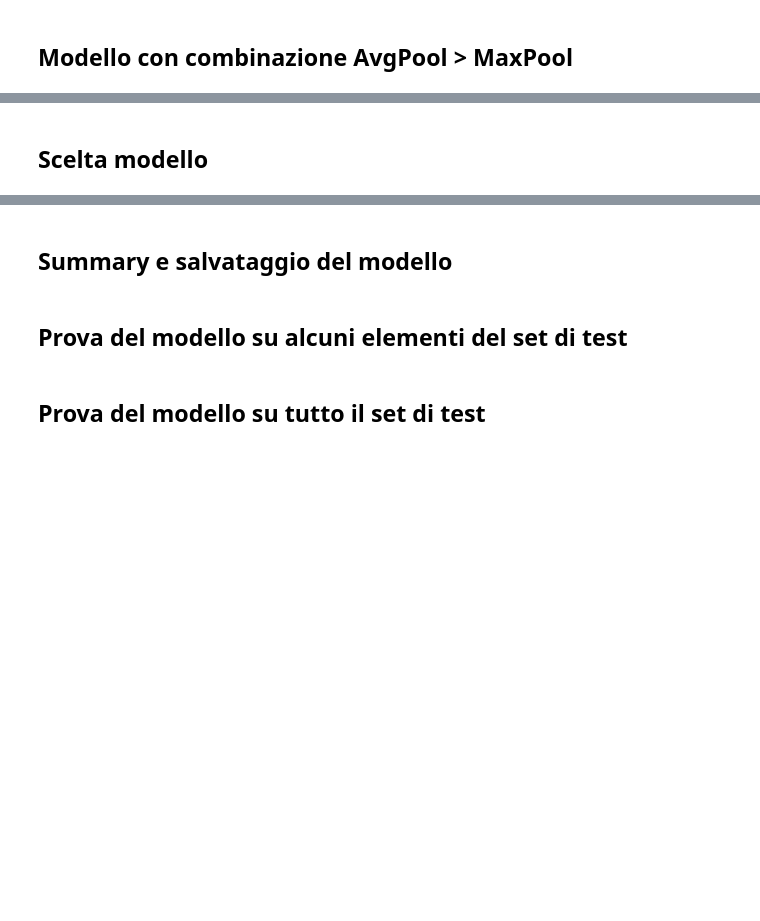
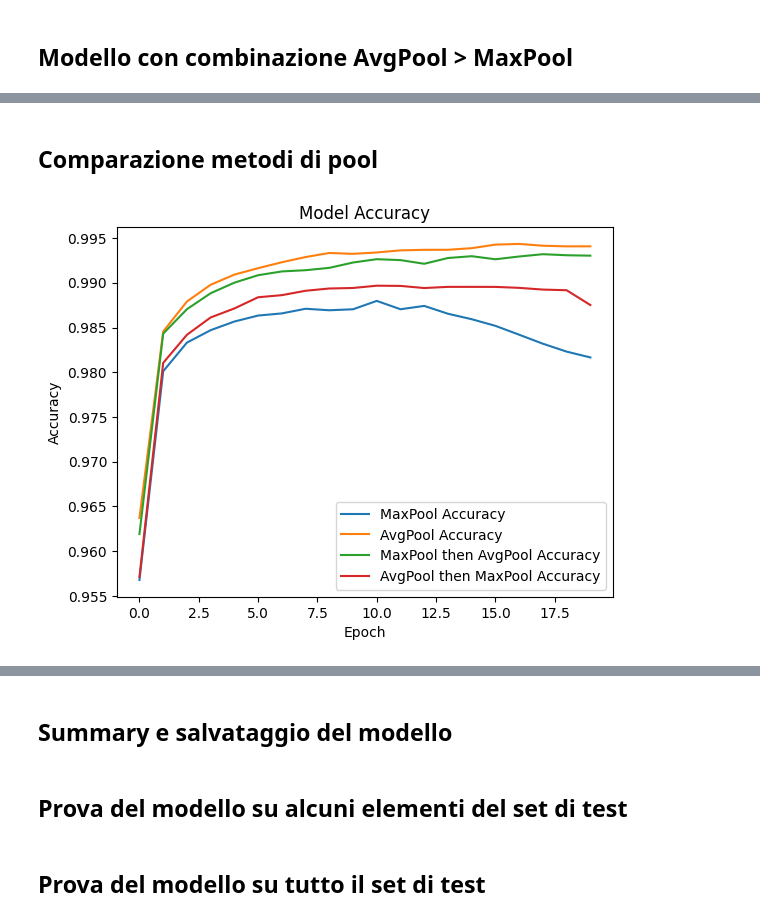
Before and after one commit to ChristianPozzoli/cnn-handwritten-alphabet-recognition, a Jupyter notebook: cnn-keras.ipynb, the cells around one changed output, grey strips where cells are left out. Drawn from its saved outputs; the diff is of its cells as text; code cells hidden in the pictures; blank space fills up the shorter version.

```diff
--- a/cnn-keras.ipynb
+++ b/cnn-keras.ipynb
@@ -123,5 +175,5 @@ full_maxpool_model.add(Dense(128,activation ="relu", name="dense_2"))
 full_maxpool_model.add(Dense(26,activation ="softmax", name="dense_3"))
 
 full_maxpool_model.compile(optimizer = Adam(learning_rate=0.001), loss='categorical_crossentropy', metrics=['accuracy'])
-history = full_maxpool_model.fit(train_data, train_label_OHE, epochs=1,  validation_data = (test_data, test_label_OHE))
+full_maxpool_history = full_maxpool_model.fit(train_data, train_label_OHE, epochs=20,  validation_data = (test_data, test_label_OHE))
 # %% [output]
@@ -143,5 +211,5 @@ full_avgpool_model.add(Dense(128,activation ="relu", name="dense_2"))
 full_avgpool_model.add(Dense(26,activation ="softmax", name="dense_3"))
 
 full_avgpool_model.compile(optimizer = Adam(learning_rate=0.001), loss='categorical_crossentropy', metrics=['accuracy'])
-history = full_avgpool_model.fit(train_data, train_label_OHE, epochs=1,  validation_data = (test_data, test_label_OHE))
+full_avgpool_history = full_avgpool_model.fit(train_data, train_label_OHE, epochs=20,  validation_data = (test_data, test_label_OHE))
 # %% [output]
@@ -163,5 +247,5 @@ maxpool_then_avgpool_model.add(Dense(128,activation ="relu", name="dense_2"))
 maxpool_then_avgpool_model.add(Dense(26,activation ="softmax", name="dense_3"))
 
 maxpool_then_avgpool_model.compile(optimizer = Adam(learning_rate=0.001), loss='categorical_crossentropy', metrics=['accuracy'])
-history = maxpool_then_avgpool_model.fit(train_data, train_label_OHE, epochs=1,  validation_data = (test_data, test_label_OHE))
+maxpool_then_avgpool_history = maxpool_then_avgpool_model.fit(train_data, train_label_OHE, epochs=20,  validation_data = (test_data, test_label_OHE))
 # %% [output]
@@ -183,5 +283,5 @@ avgpool_then_maxpool_model.add(Dense(128,activation ="relu", name="dense_2"))
 avgpool_then_maxpool_model.add(Dense(26,activation ="softmax", name="dense_3"))
 
 avgpool_then_maxpool_model.compile(optimizer = Adam(learning_rate=0.001), loss='categorical_crossentropy', metrics=['accuracy'])
-history = avgpool_then_maxpool_model.fit(train_data, train_label_OHE, epochs=1,  validation_data = (test_data, test_label_OHE))
+avgpool_then_maxpool_history = avgpool_then_maxpool_model.fit(train_data, train_label_OHE, epochs=20,  validation_data = (test_data, test_label_OHE))
 # %% [output]
@@ -189,2 +305,15 @@ history = avgpool_then_maxpool_model.fit(train_data, train_label_OHE, epochs=1,
 # %% [markdown]
-## Scelta modello
+## Comparazione metodi di pool
+# %%
+plt.plot(full_maxpool_history.history['accuracy'], label='MaxPool Accuracy')
+plt.plot(full_avgpool_history.history['accuracy'], label='AvgPool Accuracy')
+plt.plot(maxpool_then_avgpool_history.history['accuracy'], label='MaxPool then AvgPool Accuracy')
+plt.plot(avgpool_then_maxpool_history.history['accuracy'], label='AvgPool then MaxPool Accuracy')
+
+plt.title('Model Accuracy')
+plt.ylabel('Accuracy')
+plt.xlabel('Epoch')
+plt.legend(loc='lower right')
+plt.show()
+# %% [output]
+[figure, added]
```
Also changed, not shown: parts of 20 cells of this notebook, 8 other files.
